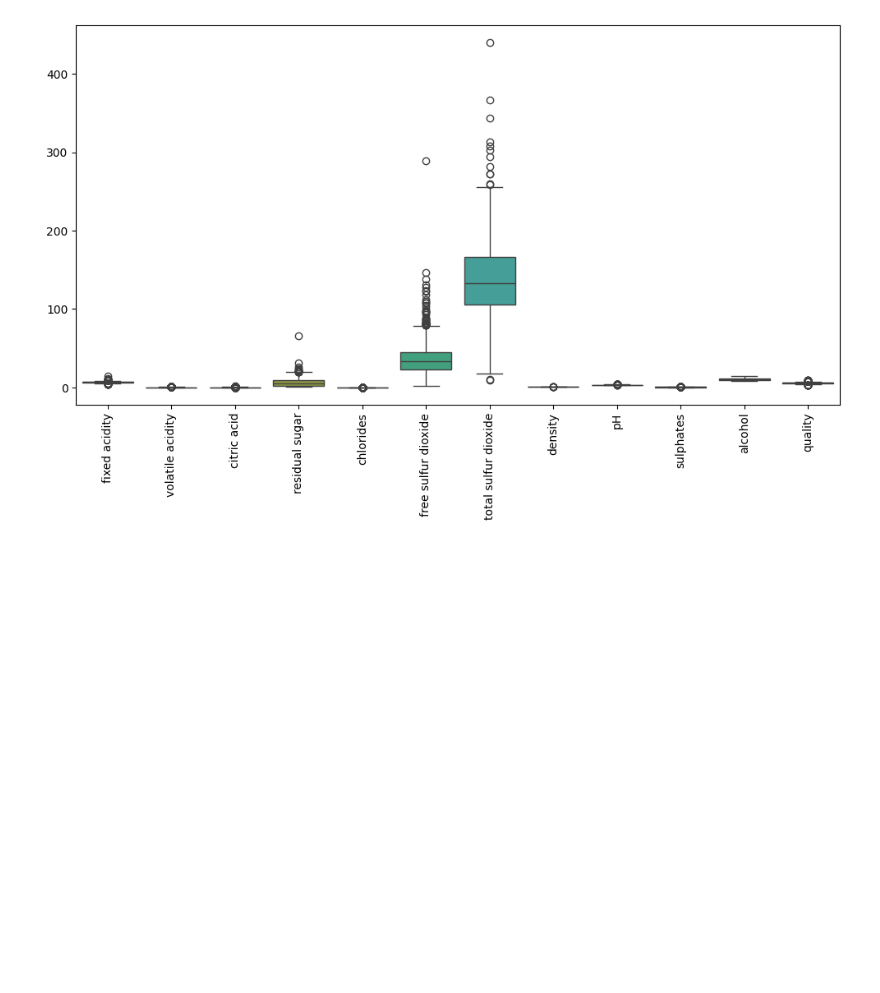
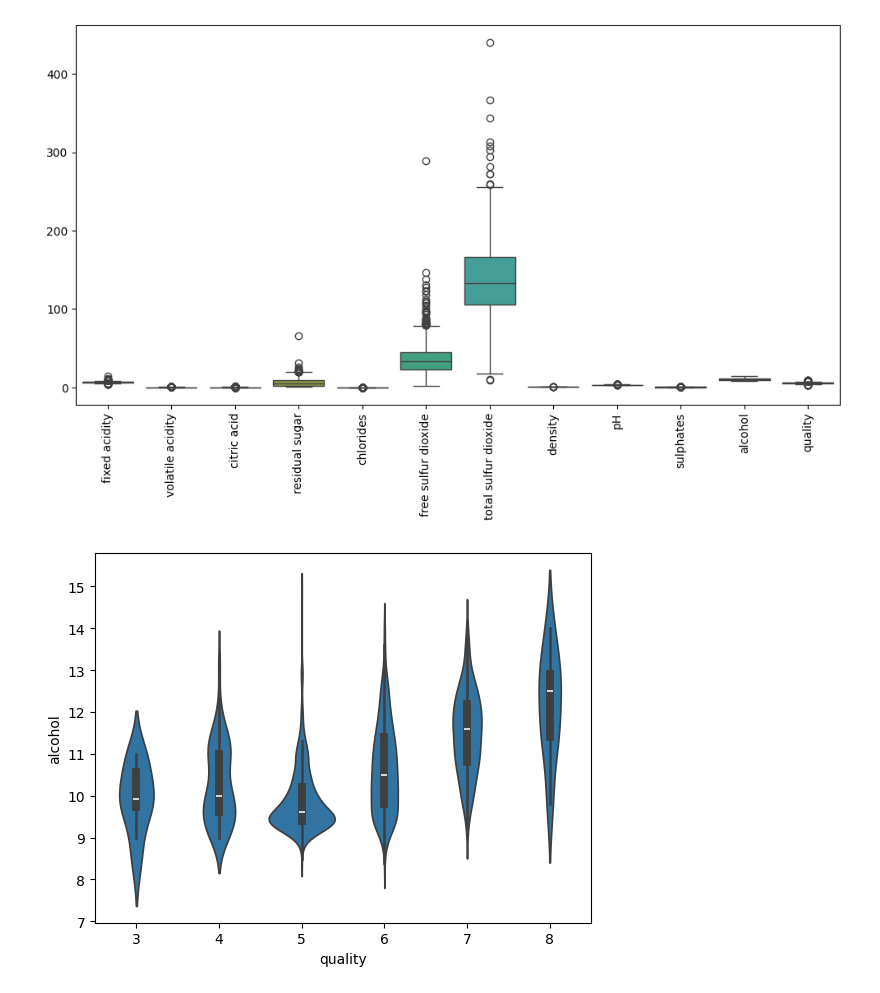
Before and after one commit to Gachdotir/DigitalProductsSite, a Jupyter notebook: WineQuality.ipynb, the cells around one changed output. Drawn from its saved outputs; the diff is of its cells as text; code cells hidden in the pictures; blank space fills up the shorter version.

Commit message:
starting data cleaning process

```diff
--- a/WineQuality.ipynb
+++ b/WineQuality.ipynb
@@ -123,3 +123,8 @@ plt.xticks(rotation=90)
 plt.show()
 # %% [output]
 [figure]
+# %%
+sns.violinplot(x='quality', y='alcohol', data=red_df)
+plt.show()
+# %% [output]
+[figure, added]
```
Also changed, not shown: parts of 4 cells of this notebook.
